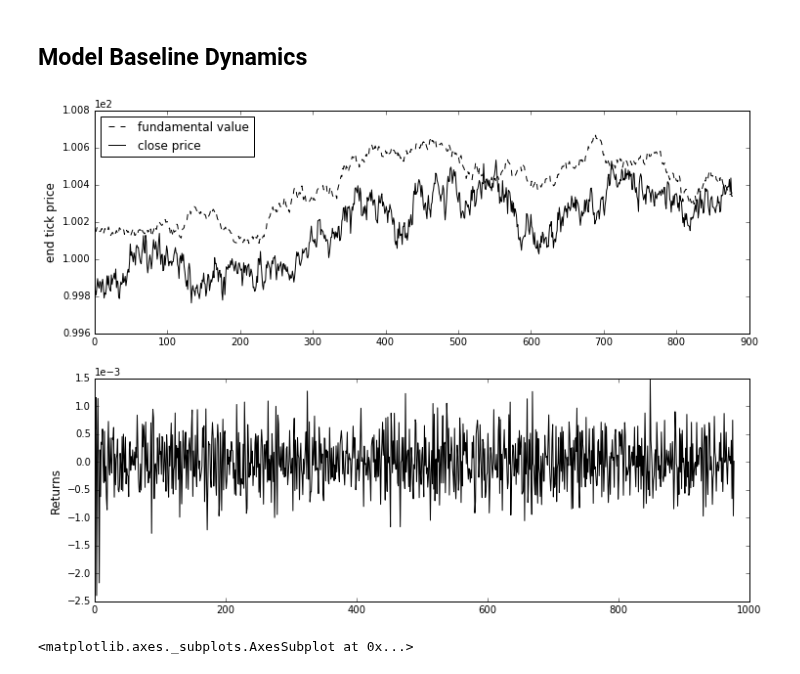
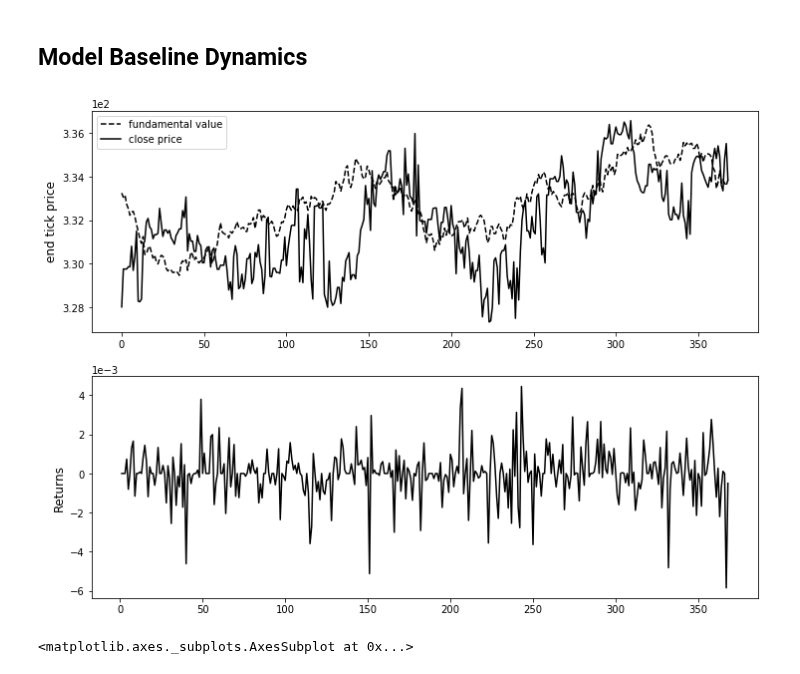
Before and after one commit to joerischasfoort/sim-fin-abm, a Jupyter notebook: Fundamentals-unhinged-baseline-replication.ipynb, the cells around one changed output. Cells and saved outputs as stored; diff of their text form; code cells hidden in the pictures.

Commit message:
fix some params in sensitivity analysis

```diff
--- a/Fundamentals-unhinged-baseline-replication.ipynb
+++ b/Fundamentals-unhinged-baseline-replication.ipynb
@@ -108,18 +108,18 @@ hurst(spy_all['price'])
 # %% [markdown]
 # Model parameters
 # %%
-NRUNS = 50
+NRUNS = 5
 # %%
-parameters = {'fundamental_value': 100,
+parameters = {'fundamental_value': 330,
  'horizon_max': 22,
  'horizon_min': 2,
  'max_order_expiration_ticks': 24,
  'n_traders': 1981,
  'spread_max': 0.1034423464335639,
- 'std_fundamental': 0.10754244839080045,
+ 'std_fundamental': 0.30754244839080045,
  'std_noise': 0.20680836615919262,
  'std_vol': 11,
- 'ticks': 1000,
+ 'ticks': 491,
  'trader_sample_size': 21,
  'w_buy_hold': 0.0,
  'w_fundamentalists': 59.96213213200949,
@@ -147,32 +147,34 @@ mc_dev_fundaments = mc_prices - mc_fundamentals
 # %%
 fig, (ax1, ax2) = plt.subplots(2, 1, figsize=(12,9))
 
-ax1.plot(mc_fundamentals.index, mc_fundamentals.mean(axis=1), 'k--', label='fundamental value')
-ax1.plot(mc_prices.index, mc_prices.mean(axis=1), 'k-', label='close price')
+ax1.plot(mc_fundamentals.index, mc_fundamentals.median(axis=1), 'k--', label='fundamental value')
+ax1.plot(mc_prices.index, mc_prices.median(axis=1), 'k-', label='close price')
 # ax1.fill_between(mc_prices.index,
 #                  mc_prices.mean(axis=1)+mc_prices.std(axis=1),
 #                  mc_prices.mean(axis=1)-mc_prices.std(axis=1),
 #                  alpha=0.3, facecolor='black')
 
+# TODO change average to median
+
 ax1.set_ylabel('end tick price', fontsize='12')
 ax1.legend(loc='best')
 
-ax2.plot(mc_returns.index, mc_returns.mean(axis=1), 'k-')
+ax2.plot(mc_returns.index, mc_returns.median(axis=1), 'k-')
 ax2.set_ylabel('Returns', fontsize='12')
 
 # ax3.plot(mc_volatility.index, mc_volatility.mean(axis=1), 'k-')
 # ax3.set_ylabel('volatility', fontsize='12')
 
 # ax3.bar(mc_volume.index, mc_volume.mean(axis=1), color='k', edgecolor='k')
 # ax3.set_ylabel('Volume', fontsize='12')
 # ax3.set_xlabel('Ticks', fontsize='12')
 
 for ax in [ax1, ax2]:
     ax.ticklabel_format(axis='y', style='sci', scilimits=(-2,2))
 
 fig.savefig('model_dynamics.png')
 # %% [output]
-[figure, old version]
+[figure, new version]
 # %%
 mc_dev_fundaments.mean(axis=1).plot()
 # %% [output]
```
Also changed, not shown: parts of 5 cells of this notebook, 2 other files.
